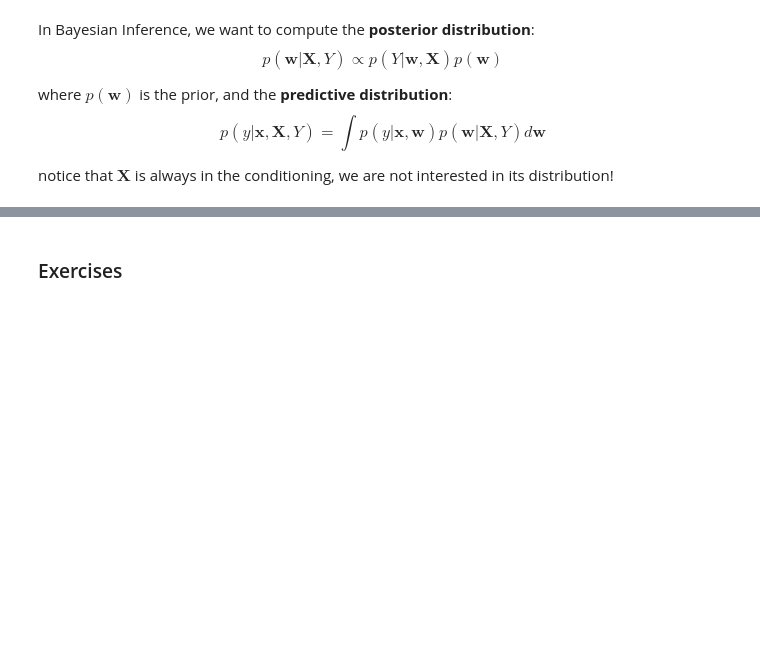
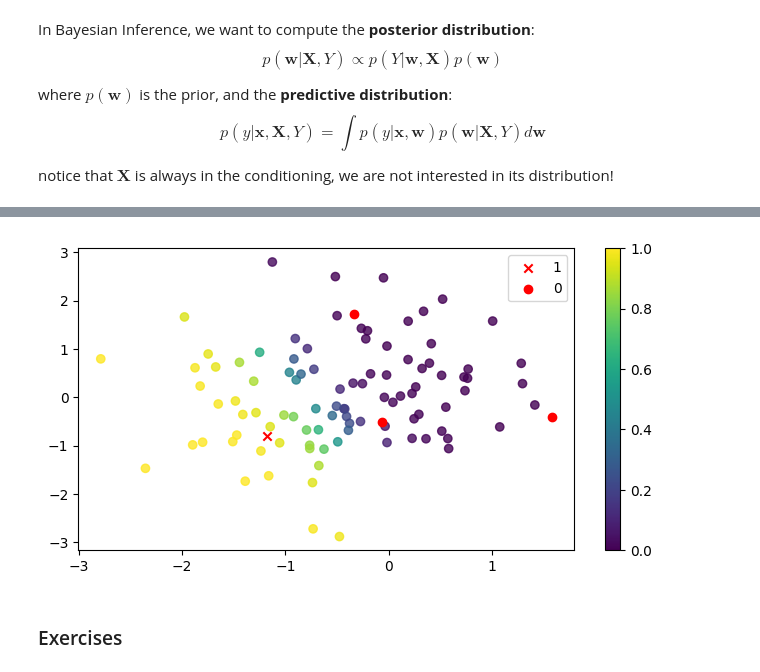
Before and after one commit to DavideScassola/PML2024, a Jupyter notebook: Notebooks/06_bayesian_regression.ipynb, the cells around one changed output, grey strips where cells are left out. Drawn from its saved outputs; the diff is of its cells as text; code cells hidden in the pictures; blank space fills up the shorter version.

```diff
--- a/Notebooks/06_bayesian_regression.ipynb
+++ b/Notebooks/06_bayesian_regression.ipynb
@@ -61,9 +108,10 @@ def linear_regression(x,y,basis_function):
     N = len(y)
     train_features = basis_function(x)
     X = np.hstack((np.ones((N,1)), train_features))
-
-    # TODO
-    return
+    A = np.linalg.inv(X.T @ X)
+    D = A @ X.T
+    w = D @ y
+    return np.dot(X, w), w
 
 def predict_linear_regression(x,N,w,basis_function):
     train_features = basis_function(x)
@@ -457,6 +561,0 @@ where $\kappa\left(\sigma_a^2\right)=\left(1+\pi \frac{\sigma_a^2}{8}\right)^{-\
-# %%
-# Define a function to compute the predictive distribution given input x and the Laplace approximation
-def laplace_predictive_distribution(*, x: np.ndarray, posterior_mean: np.ndarray, posterior_cov: np.ndarray) -> np.ndarray:
-    return ... # TODO
-
-bayesian_predictions = laplace_predictive_distribution(x=X_test, posterior_mean=w_map, posterior_cov=posterior_cov)
@@ -465,0 +562,26 @@ bayesian_predictions = laplace_predictive_distribution(x=X_test, posterior_mean=
+# %%
+def laplace_predictive_distribution(*, x, posterior_mean, posterior_cov):
+    mu = x @ posterior_mean # (n, d) @ (d, )
+    var = np.diag(x @ posterior_cov @ x.T)
+    #var = np.array([X[i] @ posterior_cov @ X[i].T for i in range(len(X))])
+    k = (1 + np.pi*var/8)**(-0.5)
+    return logit(mu * k)
+
+bayesian_predictions = laplace_predictive_distribution(x=X_test, posterior_mean=w_map, posterior_cov=posterior_cov)
+# %%
+X = {"train": X_train, "test": X_test}
+y = {"train": y_train, "test": y_test}
+
+freq_weights = w_map
+
+predictor = {"frequentist": lambda x : predict(x=x, w=freq_weights),
+             "bayesian": lambda x :  laplace_predictive_distribution(x=x, posterior_mean=w_map, posterior_cov=posterior_cov)}
+
+for data in ('train', 'test'):
+    for model in ('frequentist', 'bayesian'):
+        pred = predictor[model](X[data])
+        print(f"{model} {data} mean cross entropy: {mean_cross_entropy(y=y[data], pred=pred):.2f}")
+        cm = confusion_matrix(y[data], pred > 0.5) / len(y[data])
+        #print(f"{model} {data} confusion matrix: \n", np.round(cm,2))
+        print(f"{model} {data} accuracy: {(cm[0,0] + cm[1,1]):.1%}")
+        print()
@@ -490,9 +626,11 @@ _ = plt.colorbar()
 # %%
-pred = predict(x=X_test, w=w_map)
+pred = predict(x=X_test, w=freq_weights)
 error = binary_crossentropy(true=y_test, pred=pred)
 plt.scatter(X_test[:,1], X_test[:,2], c = pred, alpha = 0.8)
 plot_train_data(X_train, y_train)
 _ = plt.colorbar()
+# %% [output]
+[figure, added]
 # %% [markdown]
 ### Exercises
 # %% [markdown]
```
Also changed, not shown: parts of 21 cells of this notebook.
